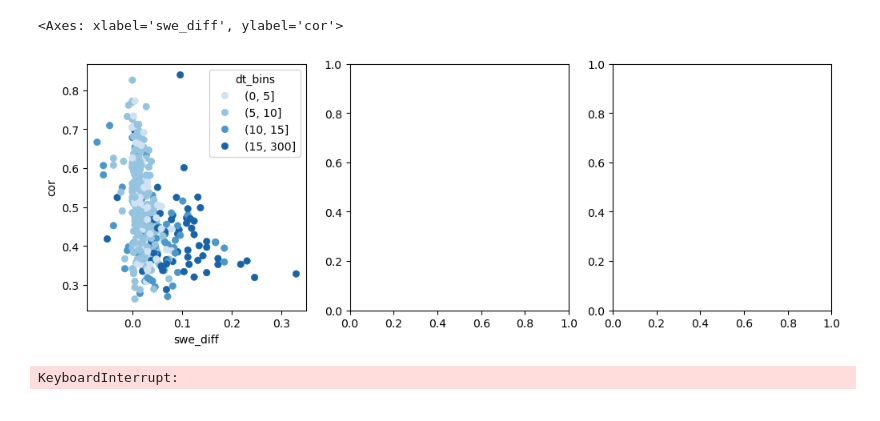
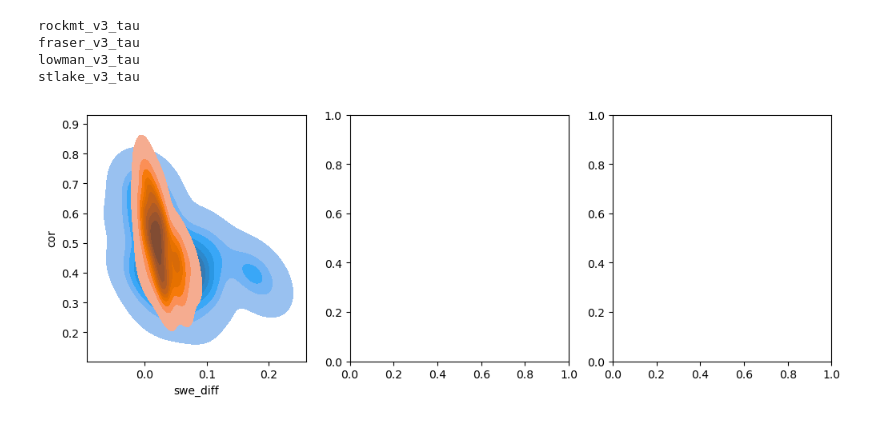
Before and after one commit to ZachHoppinen/uavsar-coherence, a Jupyter notebook: src/compare/snowfactors/accumulation.ipynb, the cells around one changed output. Drawn from its saved outputs; the diff is of its cells as text; code cells hidden in the pictures.

```diff
--- a/src/compare/snowfactors/accumulation.ipynb
+++ b/src/compare/snowfactors/accumulation.ipynb
@@ -21,6 +21,7 @@ from taus import decorrelation_temporal_model
 # fps = list(Path('/Users/rdcrlzh1/Documents/uavsar-coherence/uavsar').glob('*_tau.nc'))
 fps = list(Path('/bsuhome/zacharykeskinen/scratch/coherence/uavsar').glob('*_tau.nc'))
 dss = {fp.stem.replace('_v2',''): xr.open_dataset(fp).sel(pol = 'VV') for fp in fps}
-df = pd.read_csv(Path('/bsuhome/zacharykeskinen/uavsar-coherence/data/snotel').joinpath('snotel_uavsar_diffs.csv'))
+df = pd.read_csv(Path('/bsuhome/zacharykeskinen/uavsar-coherence/data/snotel').joinpath('snotel_uavsar_diffs_v2.csv'))
+df = df[df['pol'] == 'VV']
 
 fig_dir = Path('/Users/rdcrlzh1/Documents/uavsar-coherence/snow/')
@@ -27,3 +39,5 @@ fig_dir = Path('/Users/rdcrlzh1/Documents/uavsar-coherence/snow/')
+# %%
+df['swe_diff_bins'] = pd.cut(df['swe_diff'], bins = [-10, 0, 0.02, 10])
 # %%
 snotel_list = pd.read_csv('~/uavsar-coherence/data/snotel/snotel-list.csv', index_col=['State', 'ID'])
 snotel_list.index = snotel_list.index.set_levels(snotel_list.index.levels[1].str.replace('\t', ''), level=1)
@@ -70,25 +82,28 @@ plt.plot(xs, decorrelation_temporal_model(xs, 0.29, 3))
 # %%
 fig, axes= plt.subplots(1,3 , figsize = (12, 4))
 # gs = axes[0, 1].get_gridspec()
 # for ax in axes[1, :]: ax.remove()
 # axbig = fig.add_subplot(gs[1, :])
 
-# data = df[df.days < 8].copy()#.loc[df.snotel.isin((df[df.days < 8].value_counts('snotel') > 20).index)]
+data = df[df.days > 4].copy()#.loc[df.snotel.isin((df[df.days < 8].value_counts('snotel') > 20).index)]
 
-ax= axes[0]
-df['dt_bins'] = pd.cut(df['days'], bins = [0, 5, 10, 15, 300])
-sns.scatterplot(x='swe_diff', y='cor', hue = 'dt_bins', data=df, ec=None, legend=True, ax= ax, palette = 'Blues', zorder= 1e4)#, hue_norm=(0,30))
+ax = axes[0]
+data['dt_bins'] = pd.cut(data['days'], bins = [5, 10, 15, 300])
+# sns.scatterplot(x='swe_diff', y='cor', hue = 'dt_bins', data=data, ec=None, legend=True, ax= ax, palette = 'Blues', zorder= 1e4)#, hue_norm=(0,30))
 # sns.kdeplot(x = 'swe_diff', y = 'cor', data = df, hue = 'dt_bins', ax = axes[0])
 # sns.kdeplot(x = 'swe_diff', y = 'cor', data = df, ax= axes[0], fill=False)
 # sns.kdeplot(x = 'swe_diff', y = 'cor', data = df[df.days > 10], ax= axes[0], fill = False)
-# sns.kdeplot(x = 'swe_diff', y = 'cor', data = df[df.days < 10], ax= axes[0], fill=False)
+sns.kdeplot(x = 'swe_diff', y = 'cor', data = df[(df.days > 7) & (df.days < 14)], ax= axes[0], fill=True, thresh = 0.01)
+sns.kdeplot(x = 'swe_diff', y = 'cor', data = df[df.days < 7], ax= axes[0], fill=True, thresh = 0.01)
+
+ax = axes[1]
+from itertools import product
+cohs = []
+sds = []
+for stem, ds_full in dss.items():
 # %% [output]
-<Axes: xlabel='swe_diff', ylabel='cor'>
+rockmt_v3_tau
+fraser_v3_tau
+lowman_v3_tau
+stlake_v3_tau
-[figure, old version]
+[figure, new version]
-# %%
-for stem, ds in dss.items():
-    ds = ds.isel(x = slice(0, -1, 100), y = slice(0, -1, 100))
-    for heading, t1, t2 in find_cor_ts(ds):
-        sub = ds.sel(heading = heading, time1 = t1, time2 = t2)
-# %% [output]
-KeyboardInterrupt:
```
Also changed, not shown: parts of 8 cells of this notebook, 2 other files.
